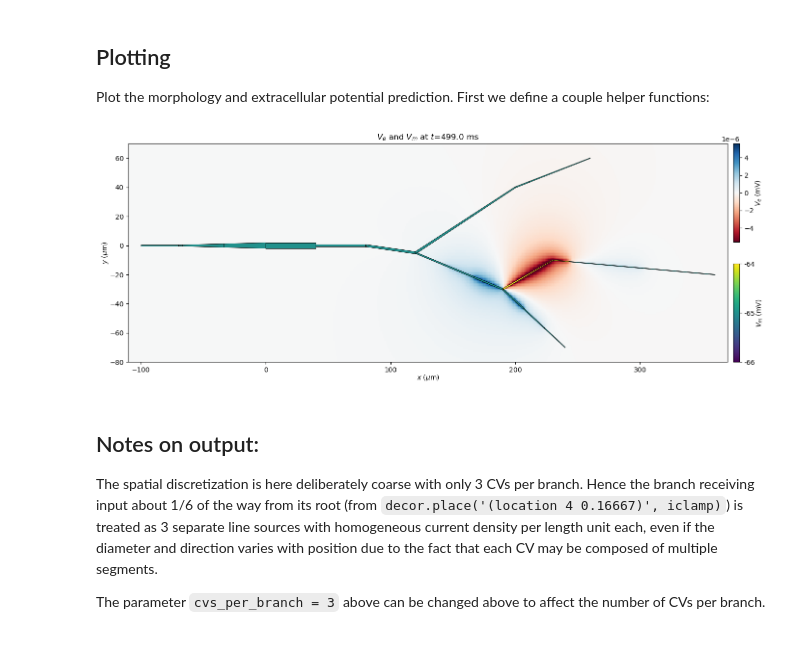
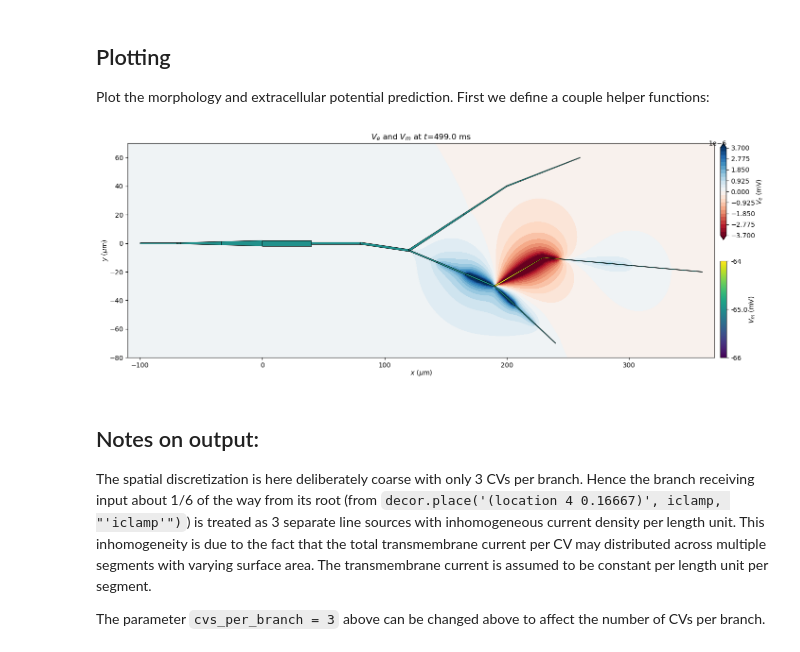
Before and after one commit to LFPy/LFPykit, a Jupyter notebook: examples/Example_Arbor_swc.ipynb, the cells around one changed output. Cells and saved outputs as stored; diff of their text form; code cells hidden in the pictures.

```diff
--- a/examples/Example_Arbor_swc.ipynb
+++ b/examples/Example_Arbor_swc.ipynb
@@ -235,8 +230,8 @@ cell_geometry = ArborCellGeometry(p, I_m_meta)
 # %%
 # define locations where extracellular potential is predicted in vicinity of cell
 axis = np.array([-110, 370, -80, 70]) # axis limits [x-min, x-max, y-min, y-max] (µm)
-dx = 1  # spatial resolution along x-axis (µm)
-dz = 1  # spatial resolution along y-axis (µm)
+dx = 2  # spatial resolution along x-axis (µm)
+dz = 2  # spatial resolution along y-axis (µm)
 X, Y = np.meshgrid(np.linspace(axis[0], axis[1], int(np.diff(axis[:2]) // dx) + 1),
                    np.linspace(axis[2], axis[3], int(np.diff(axis[2:]) // dz) + 1))
 Z = np.zeros_like(X)
@@ -383,47 +378,52 @@ def colorbar(fig, ax, im,
 # show predictions at the last time point of simulation
 time_index = -1
 
 # create figure and axis
 fig, ax = plt.subplots(1, 1, figsize=(16, 6), dpi=100)
 
-# plot pcolormesh plot of V_e
-im_V_e = ax.pcolormesh(X, Y, V_e[:, time_index].reshape(X.shape),
-                        shading='auto', cmap='RdBu',
-                        vmin=-abs(V_e).max() / 2, vmax=abs(V_e).max() / 2)
+# plot contours of V_e
+lim = float(f'{abs(V_e).max() / 3:.1e}')
+levels = np.linspace(-lim, lim, 25)
+im_V_e = ax.contourf(X, Y, V_e[:, time_index].reshape(X.shape),
+                     cmap='RdBu',
+                     levels=levels,
+                     extend='both')
+
 # V_e colorbar:
 cb = colorbar(fig, ax, im_V_e, height=0.45, voffset=0.55)
 cb.set_label('$V_e$ (mV)', labelpad=0)
 
 # add outline of each CV with color coding according to membrane voltage
-polycol = get_cv_polycollection(cell_geometry, V_m[:, time_index], vlims=[-66, -64])
+vlims=[-66, -64]
+polycol = get_cv_polycollection(cell_geometry, V_m[:, time_index], vlims=vlims)
 im_V_m = ax.add_collection(polycol)
 
 # V_m colorbar
 cb2 = colorbar(fig, ax, im_V_m, height=0.45)
 cb2.set_ticks([0, 0.5, 1])
-cb2.set_ticklabels([-66, -65, -64])
+cb2.set_ticklabels([vlims[0], np.mean(vlims), vlims[1]])
 cb2.set_label(r'$V_m$ (mV)', labelpad=0)
 
 # draw segment outlines
 ax.add_collection(get_segment_outlines(cell_geometry))
 
 # axis annotations
 ax.axis(axis)
 ax.set_xlabel(r'$x$ ($\mu$m)', labelpad=0)
 ax.set_ylabel(r'$y$ ($\mu$m)', labelpad=0)
 ax.set_title(f'$V_e$ and $V_m$ at $t$={time[time_index]} ms')
 
 # save file
 fig.savefig('Example_Arbor_swc.png', dpi=300, bbox_inches='tight')
 # %% [output]
-[figure, old version]
+[figure, new version]
 # %% [markdown]
 ## Notes on output:
 The spatial discretization is here deliberately coarse with only 3 CVs per branch.
 Hence the branch receiving input about 1/6 of the way from its root
-(from `decor.place('(location 4 0.16667)', iclamp)`) is treated
-as 3 separate line sources with homogeneous current density per length unit each, even if
-the diameter and direction varies with position due to the fact
-that each CV may  be composed of multiple segments.
+(from `decor.place('(location 4 0.16667)', iclamp, "'iclamp'")`) is treated
+as 3 separate line sources with inhomogeneous current density per length unit.
+This inhomogeneity is due to the fact that the total transmembrane current per CV may distributed across multiple segments with varying surface area.
+The transmembrane current is assumed to be constant per length unit per segment.
 
 The parameter `cvs_per_branch = 3` above can be changed above to affect the number of CVs per branch.
```
Also changed, not shown: parts of 2 cells of this notebook, 1 other file.
